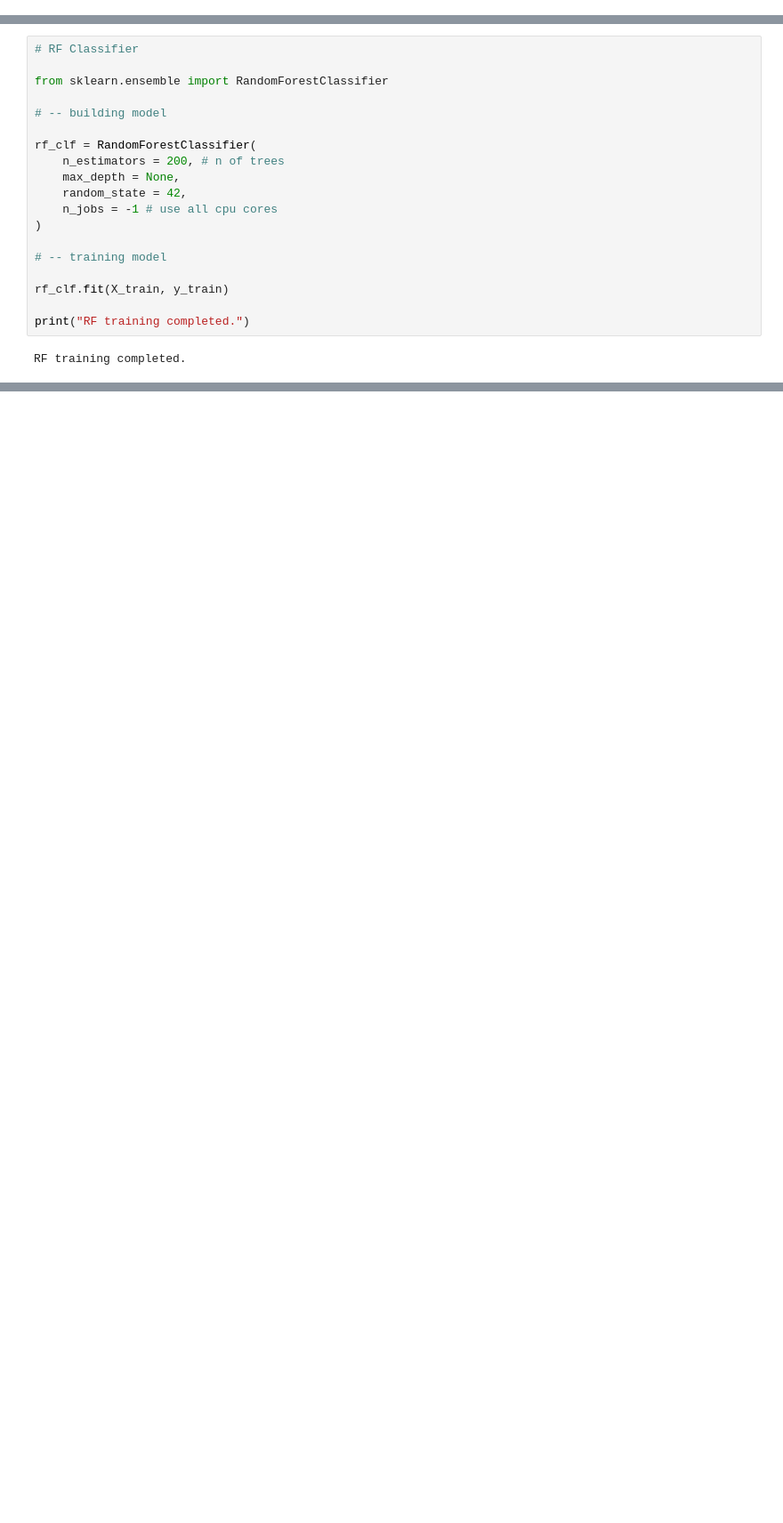
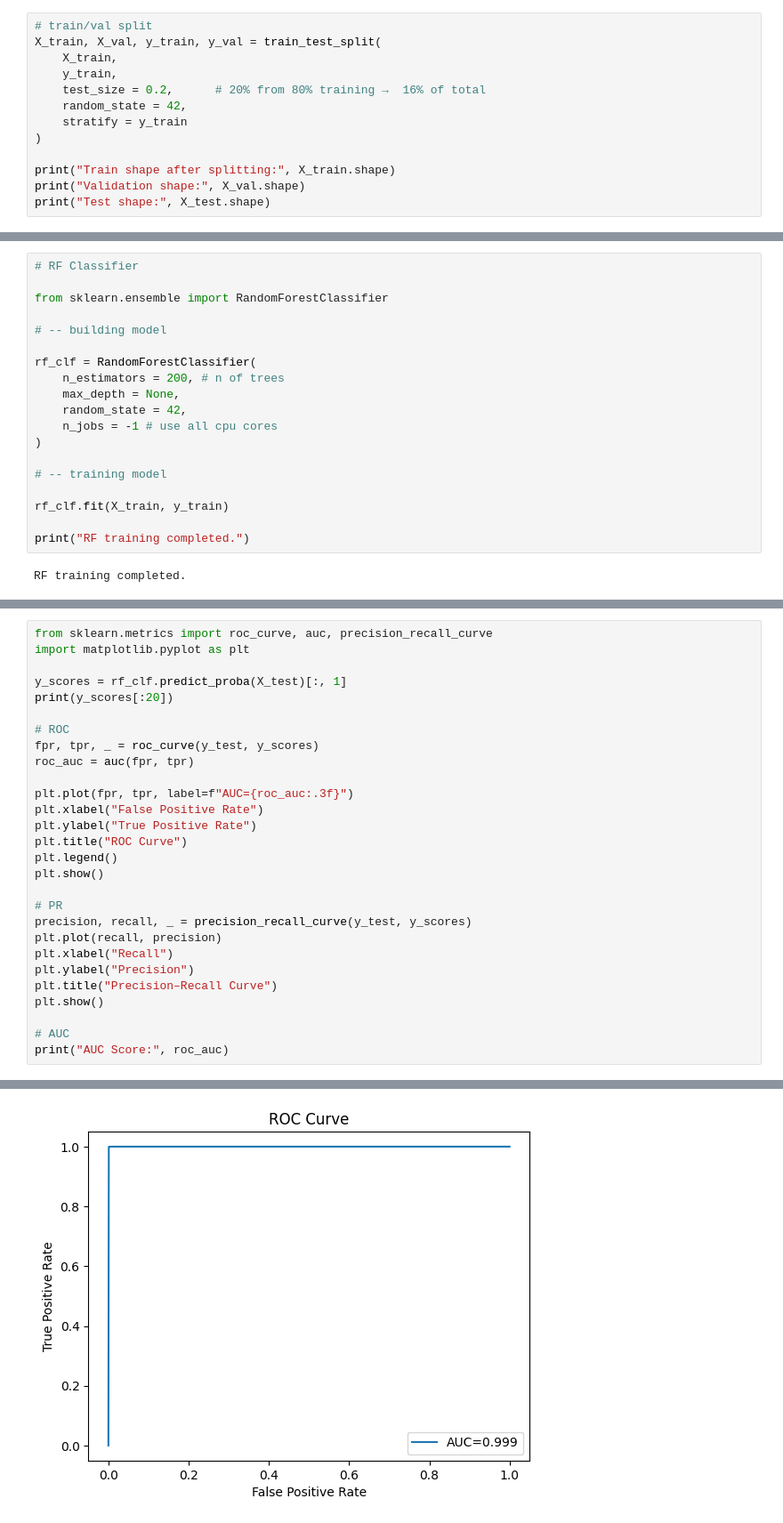
Before and after one commit to hattl11/ML-final-project, a Jupyter notebook: Model_Loading.ipynb, the cells around one changed output, grey strips where cells are left out. Shown: that part at 89% size. Saved outputs shown, nothing was run; the diff lists cells and outputs as text; blank space fills up the shorter version.

Commit message:
Update Model_Loading.ipynb
add
Train/Validation Split
Validation
ROC Curve + PR Curve + AUC

```diff
--- a/Model_Loading.ipynb
+++ b/Model_Loading.ipynb
@@ -24,3 +24,16 @@ print("Test set shape:", X_test.shape)
 # %% [output]
 Training set shape: (48800, 78)
 Test set shape: (12201, 78)
+# %%
+# train/val split
+X_train, X_val, y_train, y_val = train_test_split(
+    X_train,
+    y_train,
+    test_size = 0.2,      # 20% from 80% training →  16% of total
+    random_state = 42,
+    stratify = y_train
+)
+
+print("Train shape after splitting:", X_train.shape)
+print("Validation shape:", X_val.shape)
+print("Test shape:", X_test.shape)
@@ -82 +116,30 @@ Confusion Matrix:
  [    2 11200]]
+# %%
+from sklearn.metrics import roc_curve, auc, precision_recall_curve
+import matplotlib.pyplot as plt
+
+y_scores = rf_clf.predict_proba(X_test)[:, 1]
+print(y_scores[:20])
+
+# ROC
+fpr, tpr, _ = roc_curve(y_test, y_scores)
+roc_auc = auc(fpr, tpr)
+
+plt.plot(fpr, tpr, label=f"AUC={roc_auc:.3f}")
+plt.xlabel("False Positive Rate")
+plt.ylabel("True Positive Rate")
+plt.title("ROC Curve")
+plt.legend()
+plt.show()
+
+# PR
+precision, recall, _ = precision_recall_curve(y_test, y_scores)
+plt.plot(recall, precision)
+plt.xlabel("Recall")
+plt.ylabel("Precision")
+plt.title("Precision–Recall Curve")
+plt.show()
+
+# AUC
+print("AUC Score:", roc_auc)
+# %% [output]
@@ -82,0 +147 @@ Confusion Matrix:
+[figure, added]
```
Also changed, not shown: parts of 4 cells of this notebook.
